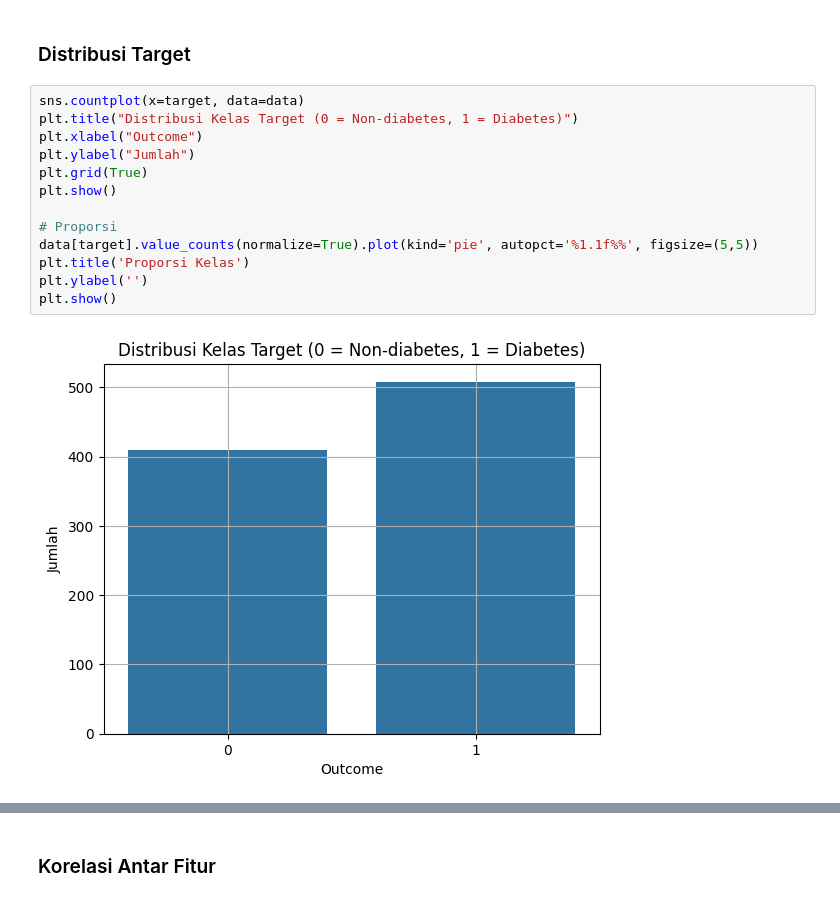
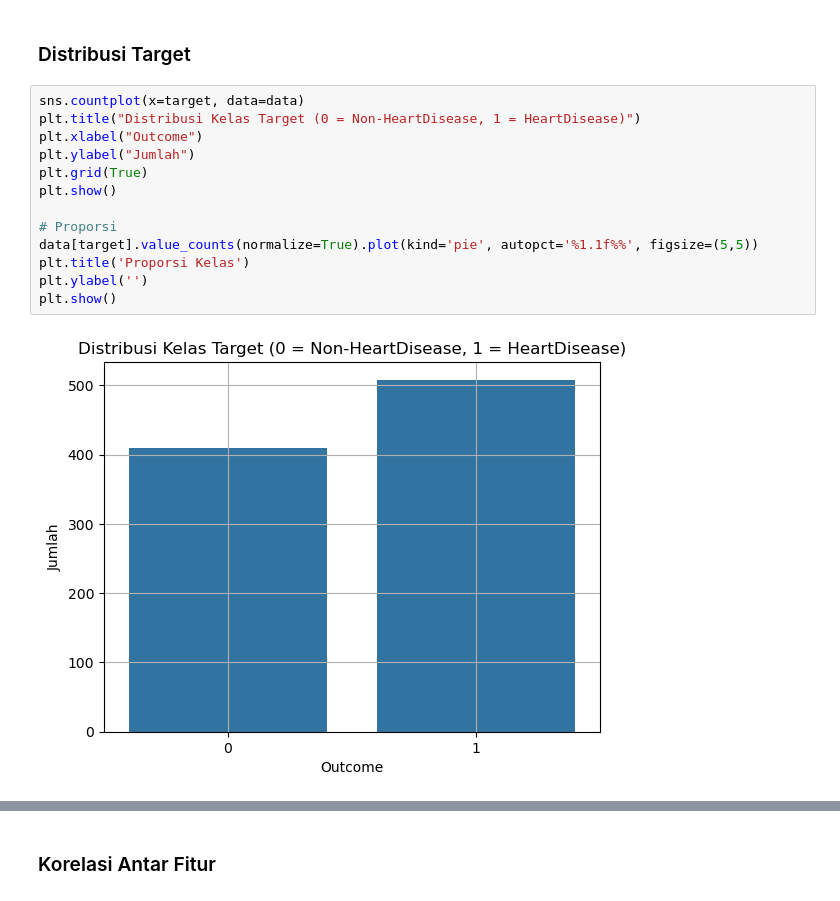
Before and after one commit to fairuztsn/yet-another-tubes-dka, a Jupyter notebook: main.ipynb, the cells around one changed output, grey strips where cells are left out. Cells and saved outputs as stored; diff of their text form.

```diff
--- a/main.ipynb
+++ b/main.ipynb
@@ -141,19 +140,19 @@ plt.show()
 ### Distribusi Target
 # %%
 sns.countplot(x=target, data=data)
-plt.title("Distribusi Kelas Target (0 = Non-diabetes, 1 = Diabetes)")
+plt.title("Distribusi Kelas Target (0 = Non-HeartDisease, 1 = HeartDisease)")
 plt.xlabel("Outcome")
 plt.ylabel("Jumlah")
 plt.grid(True)
 plt.show()
 
 # Proporsi
 data[target].value_counts(normalize=True).plot(kind='pie', autopct='%1.1f%%', figsize=(5,5))
 plt.title('Proporsi Kelas')
 plt.ylabel('')
 plt.show()
 # %% [output]
-[figure, old version]
+[figure, new version]
 [figure]
 # %% [markdown]
 ### Korelasi Antar Fitur
```
Also changed, not shown: parts of 12 cells of this notebook.
